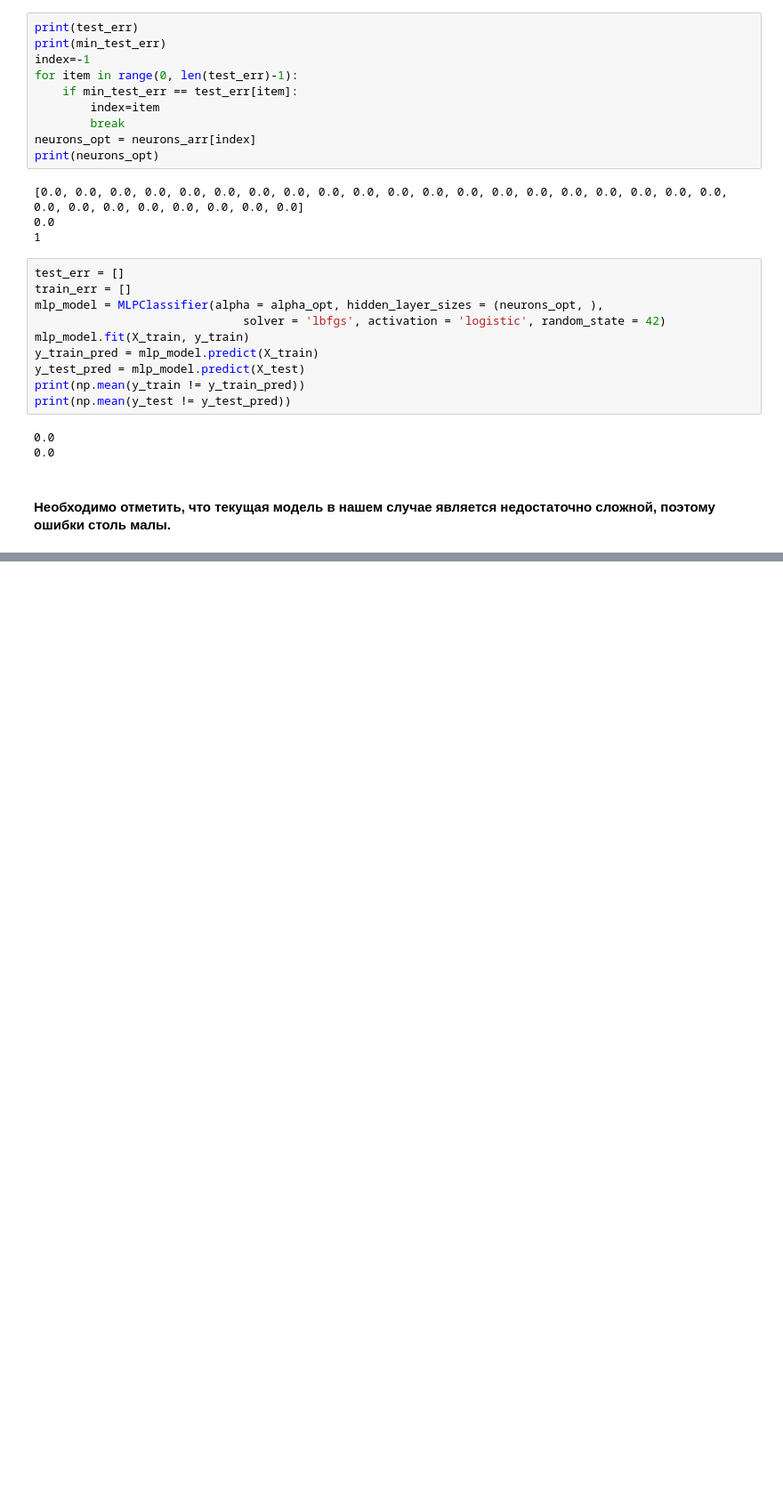
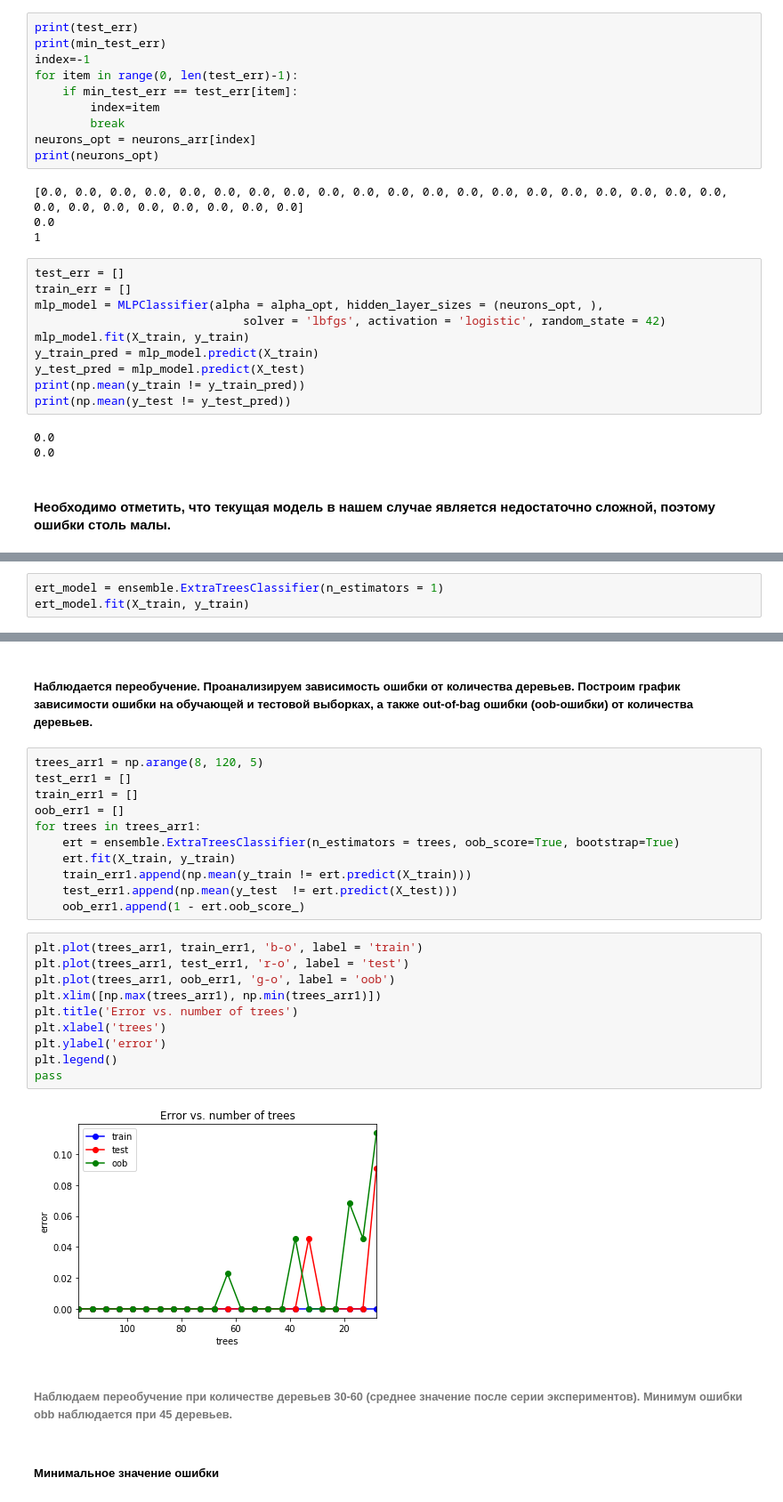
Before and after one commit to might52/ml, a Jupyter notebook: ml_lab1/ml_kabaddi.ipynb, the cells around one changed output, grey strips where cells are left out. Shown at 89% size. Saved outputs shown, nothing was run; the diff lists cells and outputs as text; blank space fills up the shorter version.

```diff
--- a/ml_lab1/ml_kabaddi.ipynb
+++ b/ml_lab1/ml_kabaddi.ipynb
@@ -1009,0 +1098,3 @@ print(np.mean(y_test != y_test_pred))
+# %%
+ert_model = ensemble.ExtraTreesClassifier(n_estimators = 1)
+ert_model.fit(X_train, y_train)
@@ -1009,0 +1119,29 @@ print(np.mean(y_test != y_test_pred))
+# %% [markdown]
+##### Наблюдается переобучение. Проанализируем зависимость ошибки от количества деревьев. Построим график зависимости ошибки на обучающей и тестовой выборках, а также out-of-bag ошибки (oob-ошибки) от количества деревьев.
+# %%
+trees_arr1 = np.arange(8, 120, 5)
+test_err1 = []
+train_err1 = []
+oob_err1 = []
+for trees in trees_arr1:
+    ert = ensemble.ExtraTreesClassifier(n_estimators = trees, oob_score=True, bootstrap=True)
+    ert.fit(X_train, y_train)
+    train_err1.append(np.mean(y_train != ert.predict(X_train)))
+    test_err1.append(np.mean(y_test  != ert.predict(X_test)))
+    oob_err1.append(1 - ert.oob_score_)
+# %%
+plt.plot(trees_arr1, train_err1, 'b-o', label = 'train')
+plt.plot(trees_arr1, test_err1, 'r-o', label = 'test')
+plt.plot(trees_arr1, oob_err1, 'g-o', label = 'oob')
+plt.xlim([np.max(trees_arr1), np.min(trees_arr1)])
+plt.title('Error vs. number of trees')
+plt.xlabel('trees')
+plt.ylabel('error')
+plt.legend()
+pass
+# %% [output]
+[figure, added]
+# %% [markdown]
+###### Наблюдаем переобучение при количестве деревьев 30-60 (среднее значение после серии экспериментов). Минимум ошибки  obb наблюдается при 45 деревьев.
+# %% [markdown]
+##### Минимальное значение ошибки
```
Also changed, not shown: parts of 56 cells of this notebook.
